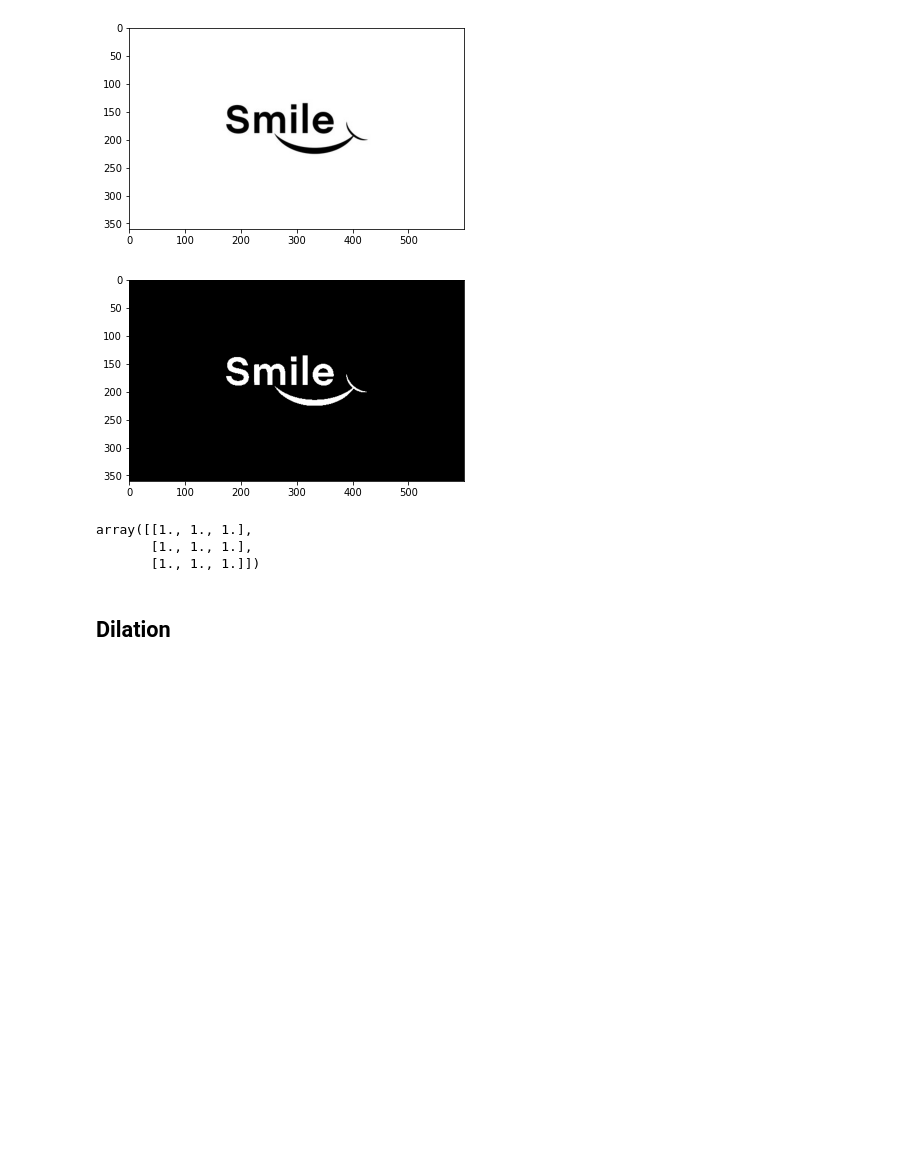
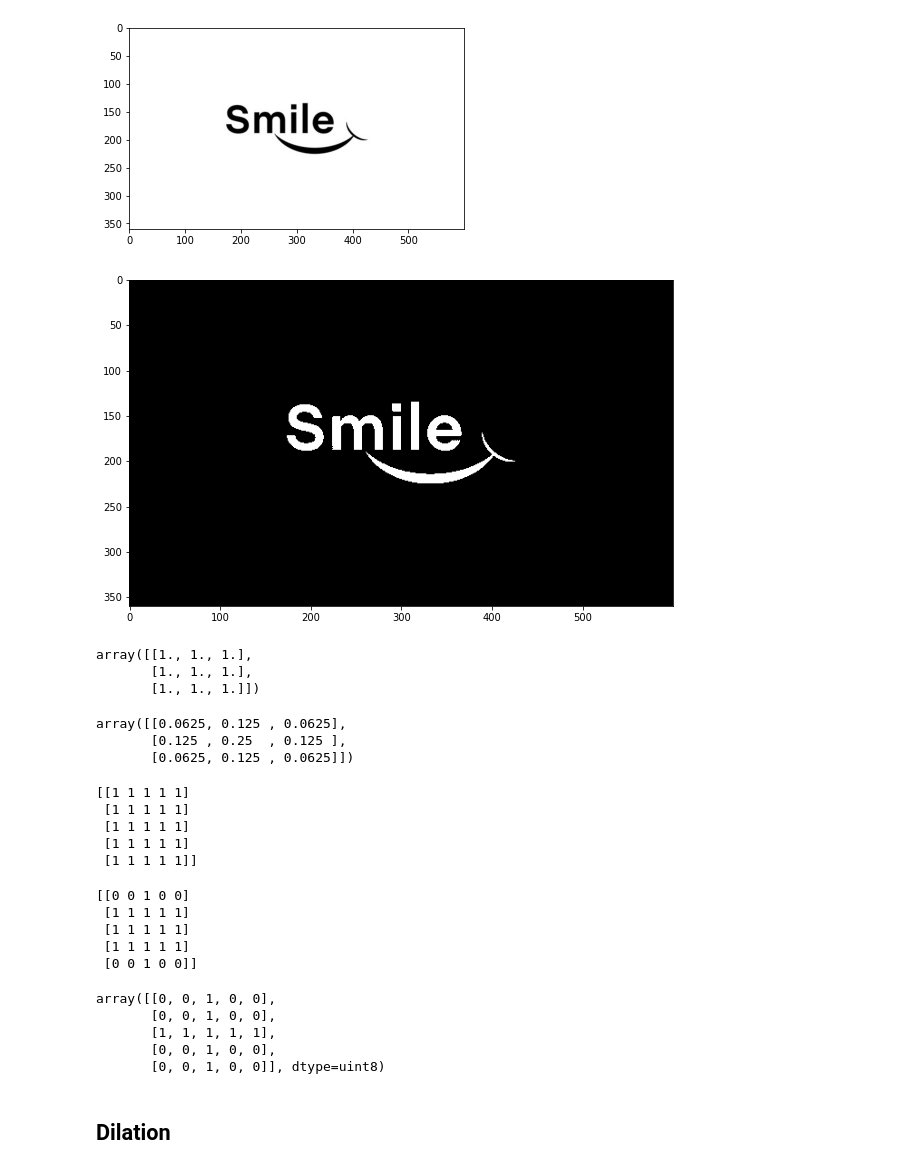
Before and after one commit to mamuncseru/dip-assignments, a Jupyter notebook: assignment8.ipynb, the cells around one changed output. Cells and saved outputs as stored; diff of their text form; code cells hidden in the pictures; blank space fills up the shorter version.

Commit message:
learning how to generate structuring element with opencv

```diff
--- a/assignment8.ipynb
+++ b/assignment8.ipynb
@@ -19,10 +19,11 @@ plt.imshow(img_show)
 # %%
 ret, binary_img = cv2.threshold(img, 127, 255, type=cv2.THRESH_BINARY_INV)
 # %%
+plt.figure(figsize=(14, 6))
 plt.imshow(binary_img, cmap='gray')
 plt.show()
 # %% [output]
-[figure, old version]
+[figure, new version]
 # %%
 kernel = np.ones((3, 3))
 kernel
@@ -30,5 +31,39 @@ kernel
 array([[1., 1., 1.],
        [1., 1., 1.],
        [1., 1., 1.]])
+# %%
+gaussian_blurr = np.array([[1, 2, 1], [2, 4, 2], [1, 2, 1]]) / 16
+gaussian_blurr
+# %% [output]
+array([[0.0625, 0.125 , 0.0625],
+       [0.125 , 0.25  , 0.125 ],
+       [0.0625, 0.125 , 0.0625]])
+# %%
+morph_rect = cv2.getStructuringElement(shape=cv2.MORPH_RECT, ksize=(5, 5))
+print(morph_rect)
+# %% [output]
+[[1 1 1 1 1]
+ [1 1 1 1 1]
+ [1 1 1 1 1]
+ [1 1 1 1 1]
+ [1 1 1 1 1]]
+# %%
+morph_ellipse = cv2.getStructuringElement(shape=cv2.MORPH_ELLIPSE, ksize=(5, 5))
+print(morph_ellipse)
+# %% [output]
+[[0 0 1 0 0]
+ [1 1 1 1 1]
+ [1 1 1 1 1]
+ [1 1 1 1 1]
+ [0 0 1 0 0]]
+# %%
+morph_cross = cv2.getStructuringElement(shape=cv2.MORPH_CROSS, ksize=(5, 5))
+print(morph_cross)
+# %% [output]
+array([[0, 0, 1, 0, 0],
+       [0, 0, 1, 0, 0],
+       [1, 1, 1, 1, 1],
+       [0, 0, 1, 0, 0],
+       [0, 0, 1, 0, 0]], dtype=uint8)
 # %% [markdown]
 ## Dilation
```
Also changed, not shown: parts of 6 cells of this notebook, 5 other files.
